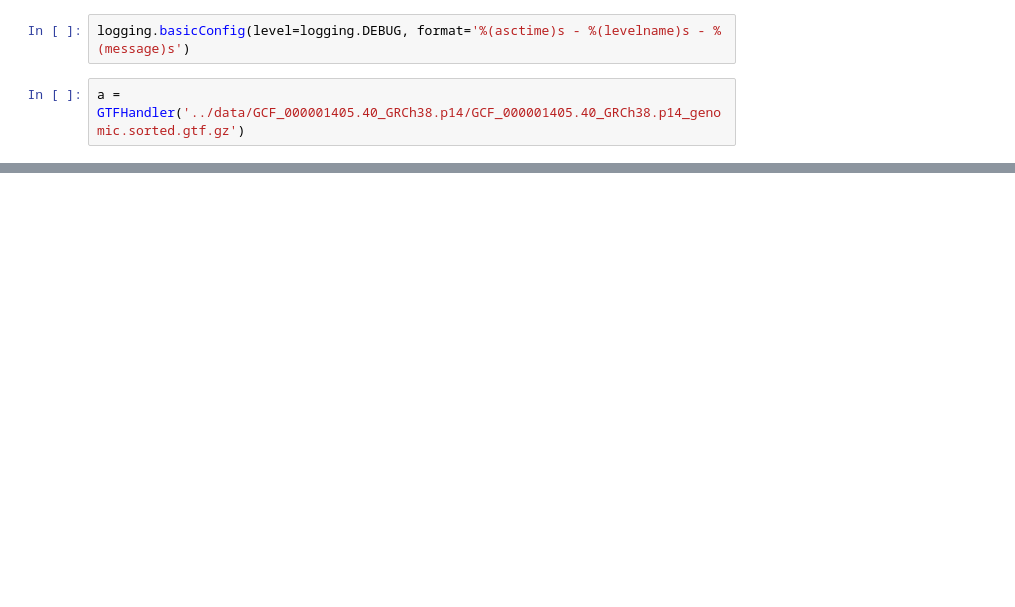
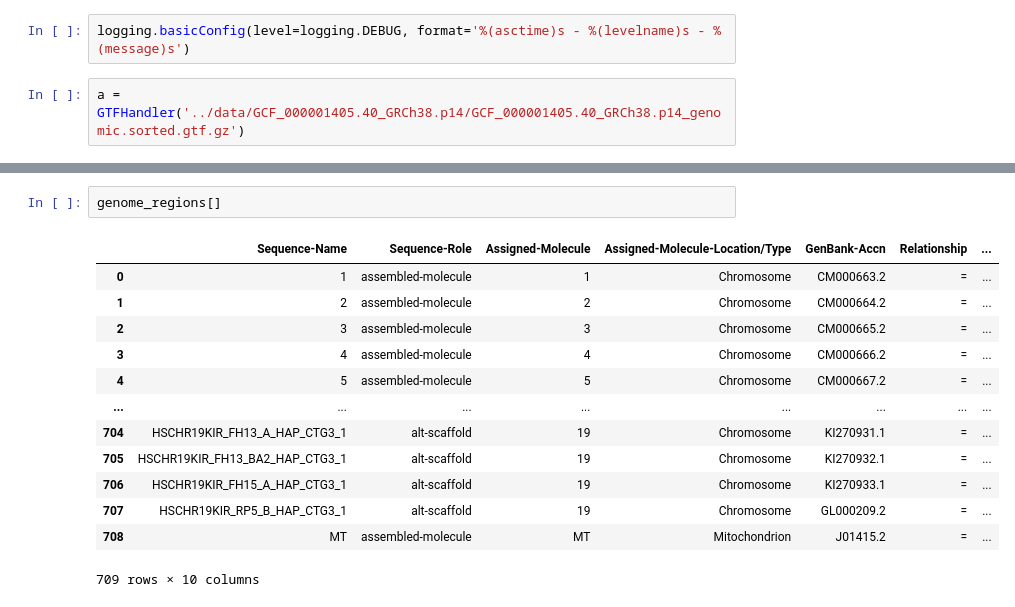
Before and after one commit to frontier-genomics/rna_cloud_genome_reference, a Jupyter notebook: misc/prototyping.ipynb, the cells around one changed output, grey strips where cells are left out. Saved outputs shown, nothing was run; the diff lists cells and outputs as text; blank space fills up the shorter version.

```diff
--- a/misc/prototyping.ipynb
+++ b/misc/prototyping.ipynb
@@ -41,0 +122,16 @@ grc.query('entrez_gene_id==80781').apply(lambda x: pd.Series(a.compare_features(
+# %%
+genome_regions[]
+# %% [output]
+|  | Sequence-Name | Sequence-Role | Assigned-Molecule | Assigned-Molecule-Location/Type | GenBank-Accn | Relationship | ... |
+| 0 | 1 | assembled-molecule | 1 | Chromosome | CM000663.2 | = | ... |
+| 1 | 2 | assembled-molecule | 2 | Chromosome | CM000664.2 | = | ... |
+| 2 | 3 | assembled-molecule | 3 | Chromosome | CM000665.2 | = | ... |
+| 3 | 4 | assembled-molecule | 4 | Chromosome | CM000666.2 | = | ... |
+| 4 | 5 | assembled-molecule | 5 | Chromosome | CM000667.2 | = | ... |
+| ... | ... | ... | ... | ... | ... | ... | ... |
+| 704 | HSCHR19KIR_FH13_A_HAP_CTG3_1 | alt-scaffold | 19 | Chromosome | KI270931.1 | = | ... |
+| 705 | HSCHR19KIR_FH13_BA2_HAP_CTG3_1 | alt-scaffold | 19 | Chromosome | KI270932.1 | = | ... |
+| 706 | HSCHR19KIR_FH15_A_HAP_CTG3_1 | alt-scaffold | 19 | Chromosome | KI270933.1 | = | ... |
+| 707 | HSCHR19KIR_RP5_B_HAP_CTG3_1 | alt-scaffold | 19 | Chromosome | GL000209.2 | = | ... |
+| 708 | MT | assembled-molecule | MT | Mitochondrion | J01415.2 | = | ... |
+709 rows × 10 columns
```
Also changed, not shown: parts of 25 cells of this notebook, 11 other files.
